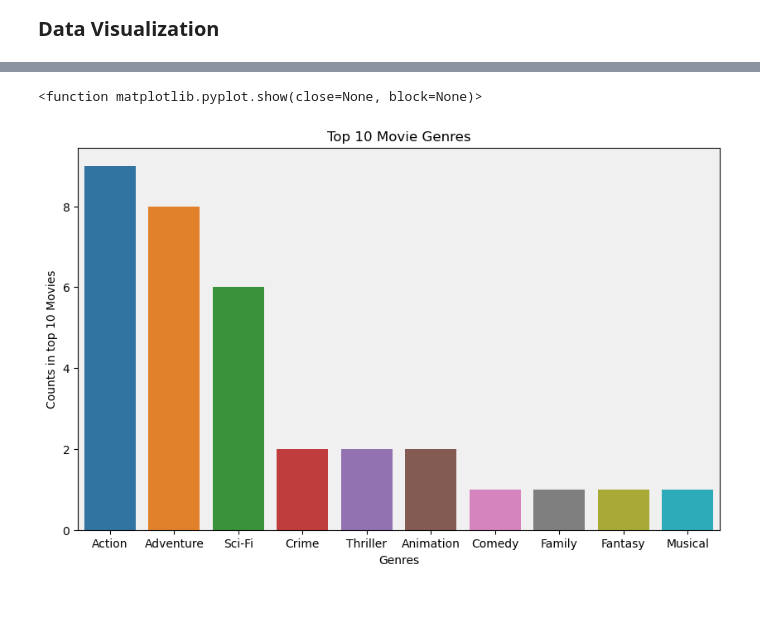
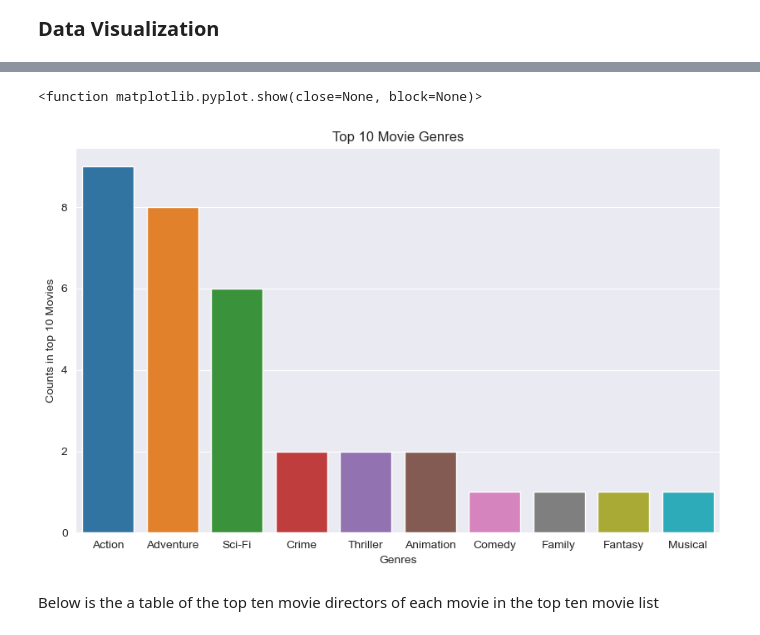
Before and after one commit to IceyPanda23/Phase-1-project, a Jupyter notebook: project.ipynb, the cells around one changed output, grey strips where cells are left out. Saved outputs shown, nothing was run; the diff lists cells and outputs as text; code cells hidden in the pictures; blank space fills up the shorter version.

```diff
--- a/project.ipynb
+++ b/project.ipynb
@@ -479,9 +497,9 @@ Made a bar chart on the
 movie_revenue, ax = plt.subplots(figsize=(10,6));
 sns.barplot(x=top_10_movies_revenue['movie'], y=top_10_movies_revenue['worldwide_gross']);
 ax.set_xlabel('Movie Title');
-ax.set_ylabel('WorldWide Gross Revenue');
+ax.set_ylabel('WorldWide Gross Revenue Billions');
 ax.set_title('Top 10 Movies based on Revenue');
-plt.gca().set_facecolor('#f0f0f0')
+sns.set_style('darkgrid')
 plt.xticks(rotation = 75);
 plt.show();
 # %% [output]
@@ -489,13 +509,15 @@ plt.show();
 # %%
 top_10_genre, ax = plt.subplots(figsize=(10,6))
 genree = list(genre_counts.keys())
 genre_no = list(genre_counts.values())
+sns.set_style('darkgrid')
 sns.barplot(x=genree, y=genre_no)
 ax.set_xlabel('Genres')
 ax.set_ylabel('Counts in top 10 Movies')
-plt.gca().set_facecolor('#f0f0f0')
 ax.set_title('Top 10 Movie Genres')
 plt.show
 # %% [output]
 <function matplotlib.pyplot.show(close=None, block=None)>
-[figure, old version]
+[figure, new version]
+# %% [markdown]
+Below is the a table of the top ten movie directors of each movie in the top ten movie list
```
Also changed, not shown: parts of 29 cells of this notebook, 3 other files.
